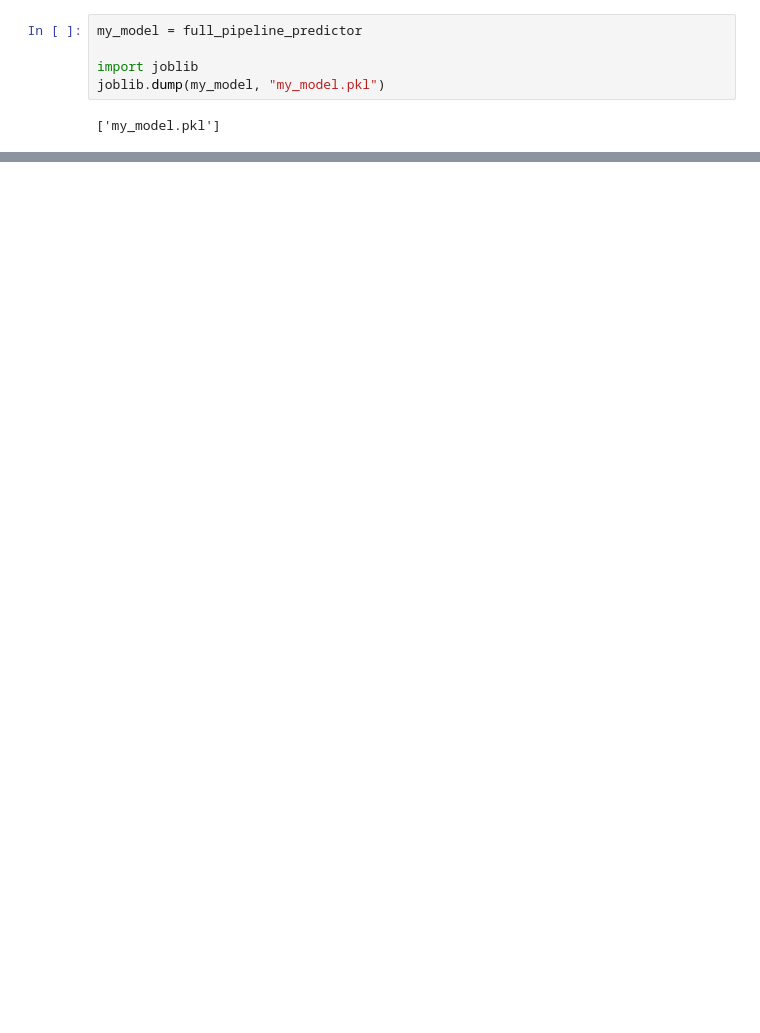
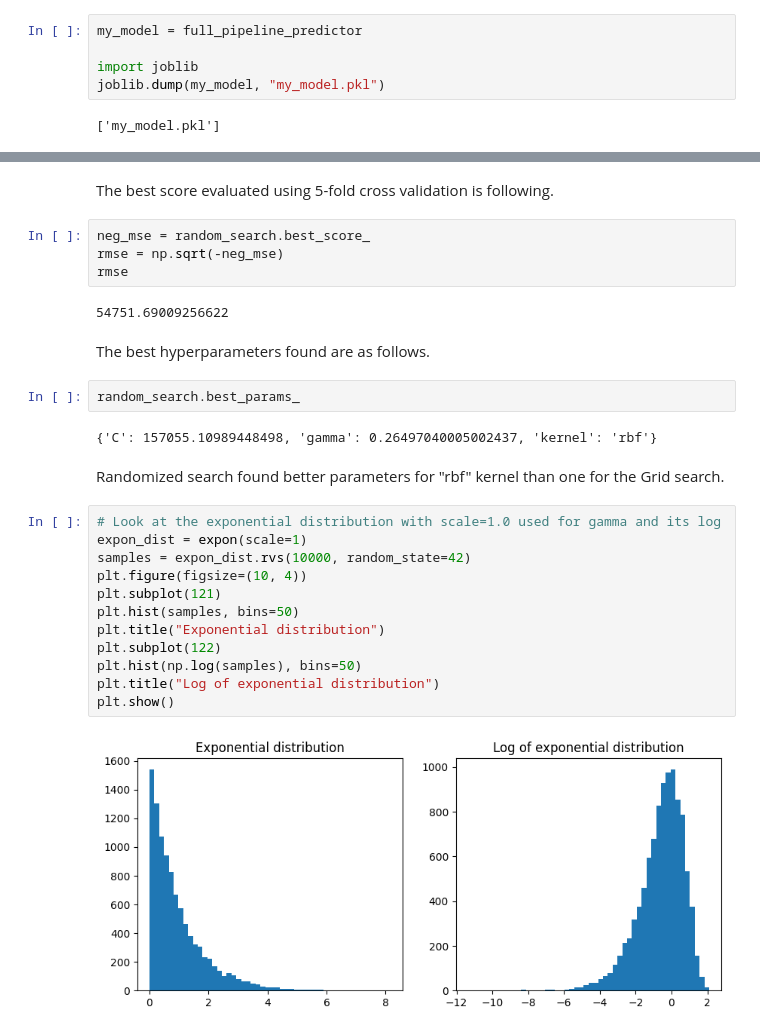
Before and after one commit to tanjatom/MachineLearning, a Jupyter notebook: Regression/housing-prices-California.ipynb, the cells around one changed output, grey strips where cells are left out. Drawn from its saved outputs; the diff is of its cells as text; blank space fills up the shorter version.

Commit message:
Add randomized search

```diff
--- a/Regression/housing-prices-California.ipynb
+++ b/Regression/housing-prices-California.ipynb
@@ -798,0 +846,30 @@ grid_search.best_params_
+# %% [markdown]
+The best score evaluated using 5-fold cross validation is following.
+# %%
+neg_mse = random_search.best_score_
+rmse = np.sqrt(-neg_mse)
+rmse
+# %% [output]
+54751.69009256622
+# %% [markdown]
+The best hyperparameters found are as follows.
+# %%
+random_search.best_params_
+# %% [output]
+{'C': 157055.10989448498, 'gamma': 0.26497040005002437, 'kernel': 'rbf'}
+# %% [markdown]
+Randomized search found better parameters for "rbf" kernel than one for the Grid search.
+# %%
+# Look at the exponential distribution with scale=1.0 used for gamma and its log
+expon_dist = expon(scale=1)
+samples = expon_dist.rvs(10000, random_state=42)
+plt.figure(figsize=(10, 4))
+plt.subplot(121)
+plt.hist(samples, bins=50)
+plt.title("Exponential distribution")
+plt.subplot(122)
+plt.hist(np.log(samples), bins=50)
+plt.title("Log of exponential distribution")
+plt.show()
+# %% [output]
+[figure, added]
```
Also changed, not shown: parts of 25 cells of this notebook.
